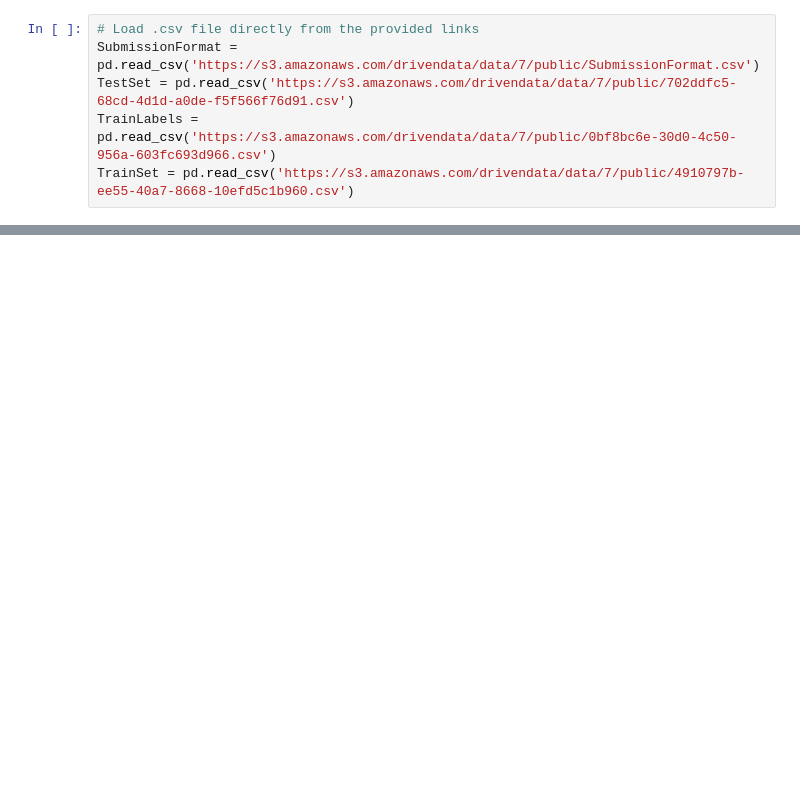
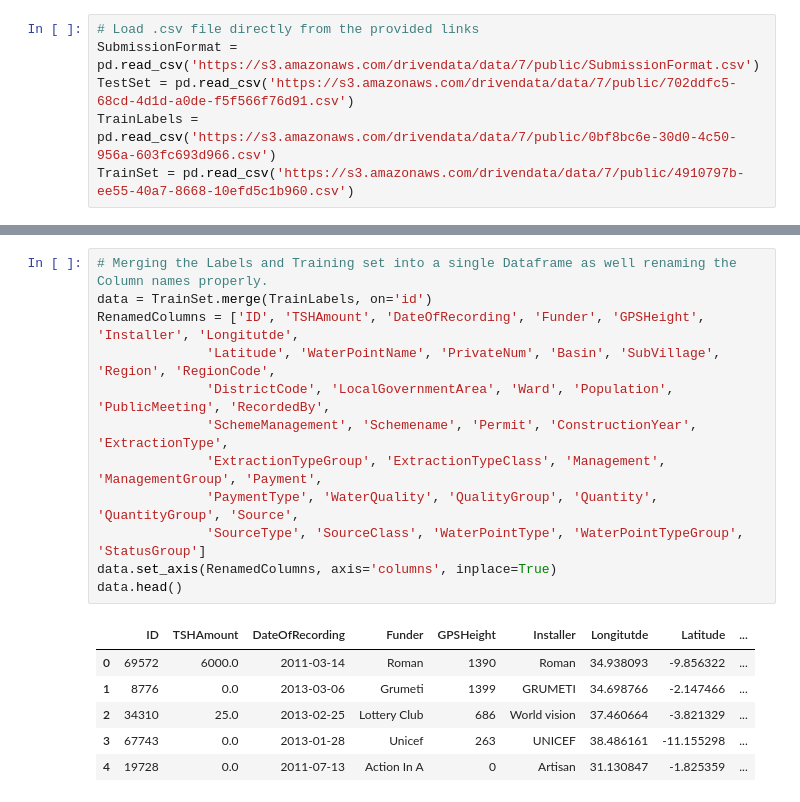
Before and after one commit to Jarmos-san/PumpItUp, a Jupyter notebook: PumpItUp.ipynb, the cells around one changed output, grey strips where cells are left out. Cells and saved outputs as stored; diff of their text form; blank space fills up the shorter version.

```diff
--- a/PumpItUp.ipynb
+++ b/PumpItUp.ipynb
@@ -116,0 +124,19 @@ TrainSet
+# %%
+# Merging the Labels and Training set into a single Dataframe as well renaming the Column names properly.
+data = TrainSet.merge(TrainLabels, on='id')
+RenamedColumns = ['ID', 'TSHAmount', 'DateOfRecording', 'Funder', 'GPSHeight', 'Installer', 'Longitutde',
+              'Latitude', 'WaterPointName', 'PrivateNum', 'Basin', 'SubVillage', 'Region', 'RegionCode',
+              'DistrictCode', 'LocalGovernmentArea', 'Ward', 'Population', 'PublicMeeting', 'RecordedBy',
+              'SchemeManagement', 'Schemename', 'Permit', 'ConstructionYear', 'ExtractionType',
+              'ExtractionTypeGroup', 'ExtractionTypeClass', 'Management', 'ManagementGroup', 'Payment',
+              'PaymentType', 'WaterQuality', 'QualityGroup', 'Quantity', 'QuantityGroup', 'Source',
+              'SourceType', 'SourceClass', 'WaterPointType', 'WaterPointTypeGroup', 'StatusGroup']
+data.set_axis(RenamedColumns, axis='columns', inplace=True)
+data.head()
+# %% [output]
+|  | ID | TSHAmount | DateOfRecording | Funder | GPSHeight | Installer | Longitutde | Latitude | ... |
+| 0 | 69572 | 6000.0 | 2011-03-14 | Roman | 1390 | Roman | 34.938093 | -9.856322 | ... |
+| 1 | 8776 | 0.0 | 2013-03-06 | Grumeti | 1399 | GRUMETI | 34.698766 | -2.147466 | ... |
+| 2 | 34310 | 25.0 | 2013-02-25 | Lottery Club | 686 | World vision | 37.460664 | -3.821329 | ... |
+| 3 | 67743 | 0.0 | 2013-01-28 | Unicef | 263 | UNICEF | 38.486161 | -11.155298 | ... |
+| 4 | 19728 | 0.0 | 2011-07-13 | Action In A | 0 | Artisan | 31.130847 | -1.825359 | ... |
```
Also changed, not shown: parts of 12 cells of this notebook.
